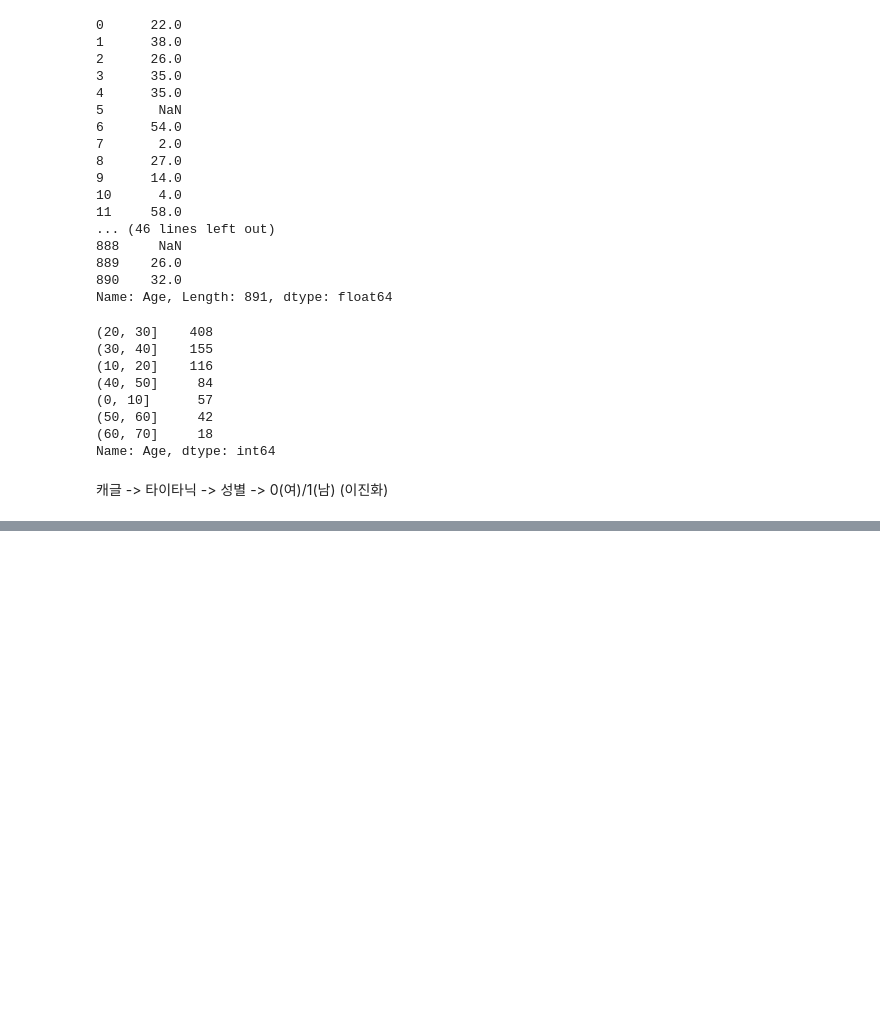
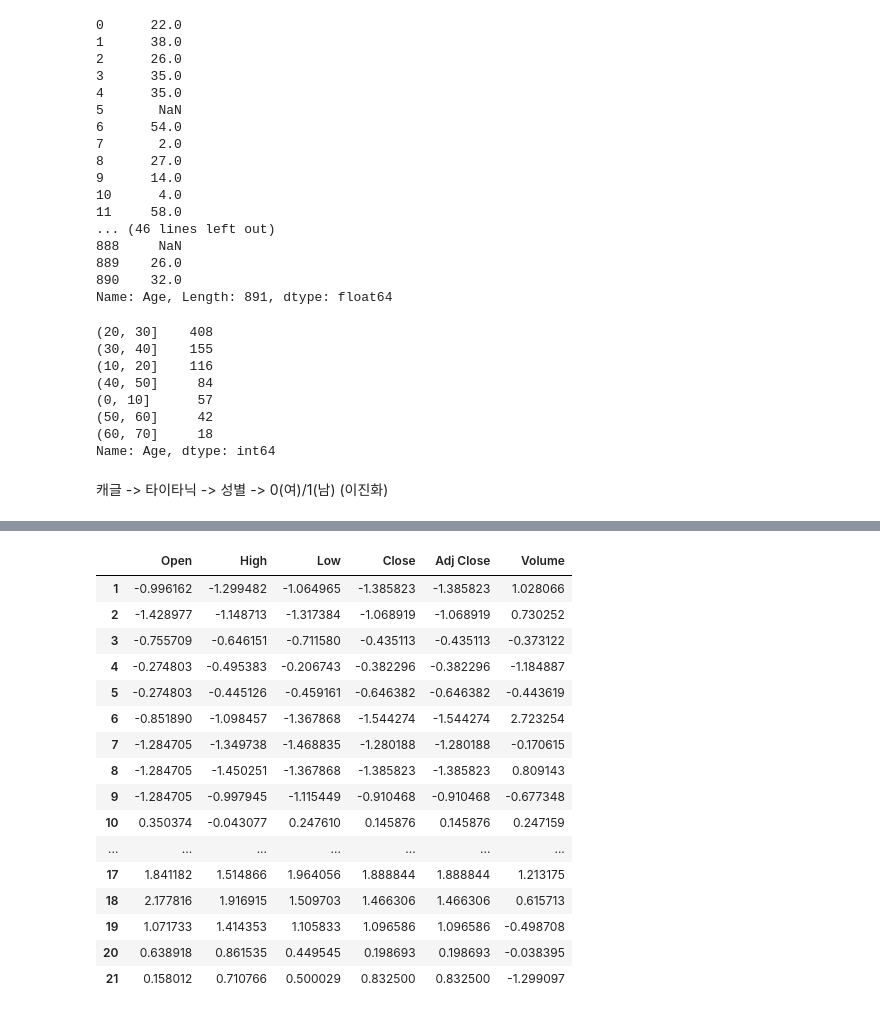
Before and after one commit to RYUNSUN/AI_Curriculum_Multicampus, a Jupyter notebook: 빅데이터(딥러닝) 활용 AI 설계/빅데이터 활용_머신러닝/Code/Code03-02 mission.ipynb, the cells around one changed output, grey strips where cells are left out. Drawn from its saved outputs; the diff is of its cells as text; code cells hidden in the pictures; blank space fills up the shorter version.

```diff
--- a/빅데이터(딥러닝) 활용 AI 설계/빅데이터 활용_머신러닝/Code/Code03-02 mission.ipynb
+++ b/빅데이터(딥러닝) 활용 AI 설계/빅데이터 활용_머신러닝/Code/Code03-02 mission.ipynb
@@ -168,0 +183,3 @@ Name: Sex, Length: 891, dtype: int32
+# %%
+s_data=s_data.iloc[1:,1:]
+s_data.min(axis=0)
@@ -168,0 +237,23 @@ Name: Sex, Length: 891, dtype: int32
+# %%
+from numpy import mean, std, median, percentile
+std_data=(s_data-mean(s_data,axis=0))/std(s_data,axis=0)
+# %%
+std_data
+# %% [output]
+|  | Open | High | Low | Close | Adj Close | Volume |
+| 1 | -0.996162 | -1.299482 | -1.064965 | -1.385823 | -1.385823 | 1.028066 |
+| 2 | -1.428977 | -1.148713 | -1.317384 | -1.068919 | -1.068919 | 0.730252 |
+| 3 | -0.755709 | -0.646151 | -0.711580 | -0.435113 | -0.435113 | -0.373122 |
+| 4 | -0.274803 | -0.495383 | -0.206743 | -0.382296 | -0.382296 | -1.184887 |
+| 5 | -0.274803 | -0.445126 | -0.459161 | -0.646382 | -0.646382 | -0.443619 |
+| 6 | -0.851890 | -1.098457 | -1.367868 | -1.544274 | -1.544274 | 2.723254 |
+| 7 | -1.284705 | -1.349738 | -1.468835 | -1.280188 | -1.280188 | -0.170615 |
+| 8 | -1.284705 | -1.450251 | -1.367868 | -1.385823 | -1.385823 | 0.809143 |
+| 9 | -1.284705 | -0.997945 | -1.115449 | -0.910468 | -0.910468 | -0.677348 |
+| 10 | 0.350374 | -0.043077 | 0.247610 | 0.145876 | 0.145876 | 0.247159 |
+| ... | ... | ... | ... | ... | ... | ... |
+| 17 | 1.841182 | 1.514866 | 1.964056 | 1.888844 | 1.888844 | 1.213175 |
+| 18 | 2.177816 | 1.916915 | 1.509703 | 1.466306 | 1.466306 | 0.615713 |
+| 19 | 1.071733 | 1.414353 | 1.105833 | 1.096586 | 1.096586 | -0.498708 |
+| 20 | 0.638918 | 0.861535 | 0.449545 | 0.198693 | 0.198693 | -0.038395 |
+| 21 | 0.158012 | 0.710766 | 0.500029 | 0.832500 | 0.832500 | -1.299097 |
```
Also changed, not shown: parts of 15 cells of this notebook, 2 other files.
